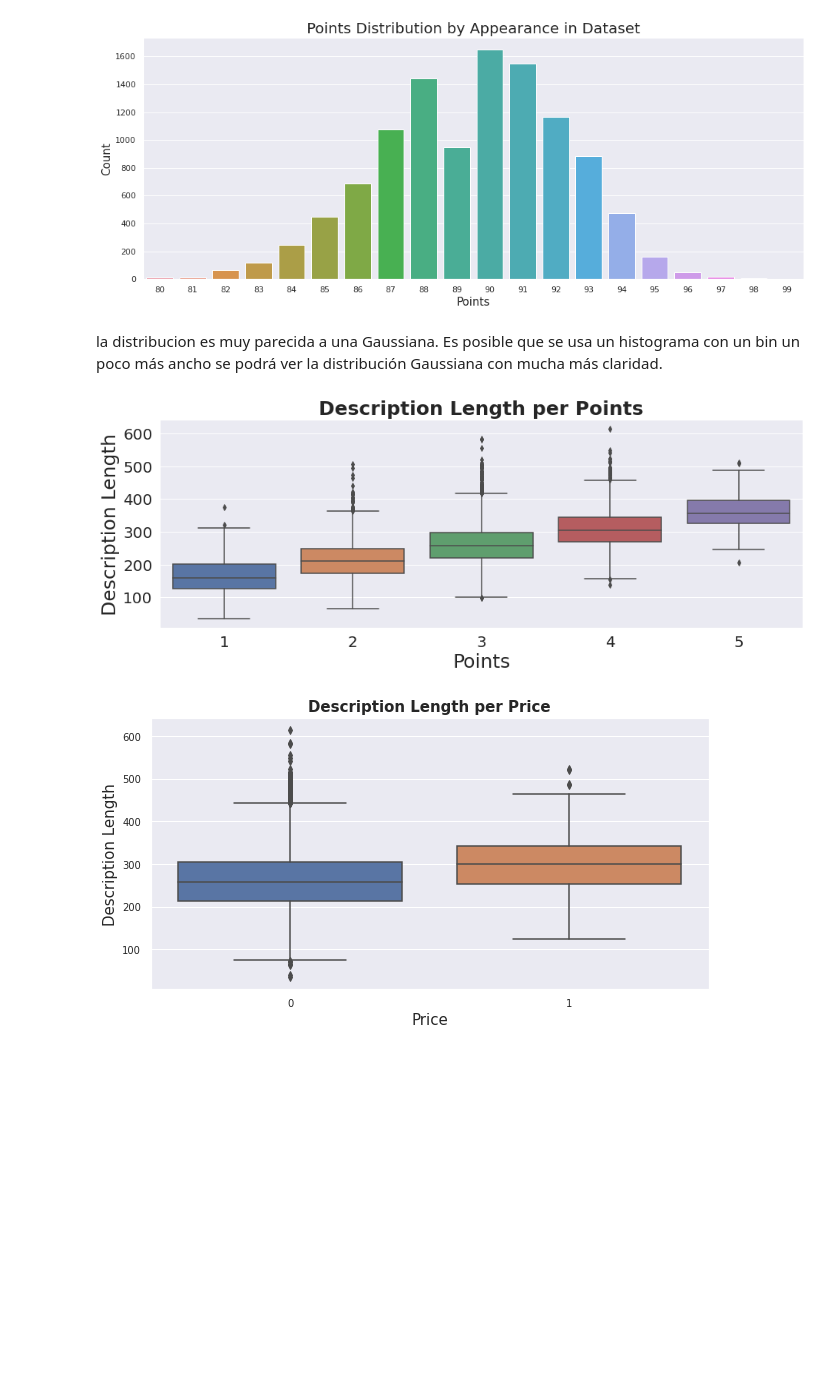
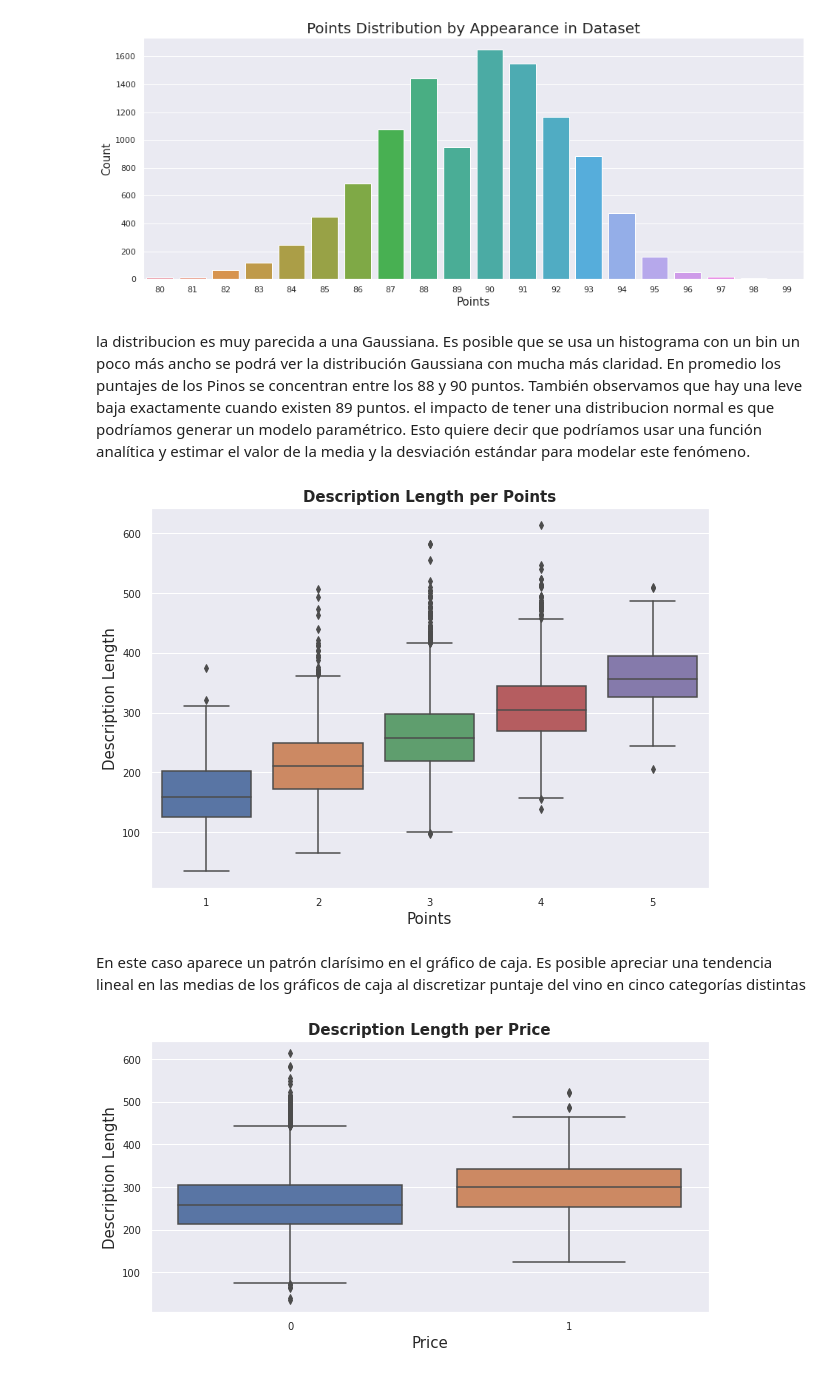
Before and after one commit to castudil/Machine-Learning, a Jupyter notebook: Proyecto Final ML/ Entrega 05 - Interpret/ Entrega_05_Interpret_wine.ipynb, the cells around one changed output. Saved outputs shown, nothing was run; the diff lists cells and outputs as text; code cells hidden in the pictures; blank space fills up the shorter version.

```diff
--- a/Proyecto Final ML/ Entrega 05 - Interpret/ Entrega_05_Interpret_wine.ipynb
+++ b/Proyecto Final ML/ Entrega 05 - Interpret/ Entrega_05_Interpret_wine.ipynb
@@ -233,7 +241,7 @@ g.set_ylabel("Count", fontsize=15)
 Text(0, 0.5, 'Count')
 [figure]
 # %% [markdown]
-la distribucion es muy parecida a una Gaussiana. Es posible que se usa un histograma con un bin un poco más ancho se podrá ver la distribución Gaussiana con mucha más claridad.
+la distribucion es muy parecida a una Gaussiana. Es posible que se usa un histograma con un bin un poco más ancho se podrá ver la distribución Gaussiana con mucha más claridad. En promedio los puntajes de los Pinos se concentran entre los 88 y 90 puntos. También observamos que hay una leve baja exactamente cuando existen 89 puntos. el impacto de tener una distribucion normal es que podríamos generar un modelo paramétrico. Esto quiere decir que podríamos usar una función analítica y estimar el valor de la media y la desviación estándar para modelar este fenómeno.
 # %%
 #Trabajar con tantos puntos y precios puede dificultar el modelado. voy a demostrar esto
 #con mi primera entrada en la siguiente sección, pero por ahora crearé algunas funciones que me ayuden
@@ -267,17 +275,19 @@ winedf2 = winedf2.assign(price_simplified = winedf2['price'].apply(price_simplif
 # %%
 #Visualiza nuestras dos variables recién transformadas
 
 #Primero, la longitud de la descripción y los puntos agrupados en 5 categorías
-fig, ax = plt.subplots(figsize=(15,5))
+fig, ax = plt.subplots(figsize=(10,7))
 sns.boxplot(x='points_simplified', y='desc_length', data=winedf2)
-plt.xticks(fontsize=20) # X Ticks
-plt.yticks(fontsize=20) # Y Ticks
-ax.set_title('Description Length per Points', fontweight="bold", size=25)
-ax.set_ylabel('Description Length', fontsize = 25)
-ax.set_xlabel('Points', fontsize = 25)
+plt.xticks(fontsize=10) # X Ticks
+plt.yticks(fontsize=10) # Y Ticks
+ax.set_title('Description Length per Points', fontweight="bold", size=15)
+ax.set_ylabel('Description Length', fontsize = 15)
+ax.set_xlabel('Points', fontsize = 15)
 plt.show()
 # %% [output]
-[figure, old version]
+[figure, new version]
+# %% [markdown]
+En este caso aparece un patrón clarísimo en el gráfico de caja. Es posible apreciar una tendencia lineal en las medias de los gráficos de caja al discretizar puntaje del vino en cinco categorías distintas
 # %%
 #Entonces, el precio binario
 fig, ax = plt.subplots(figsize=(10,5))
```
Also changed, not shown: parts of 6 cells of this notebook.
